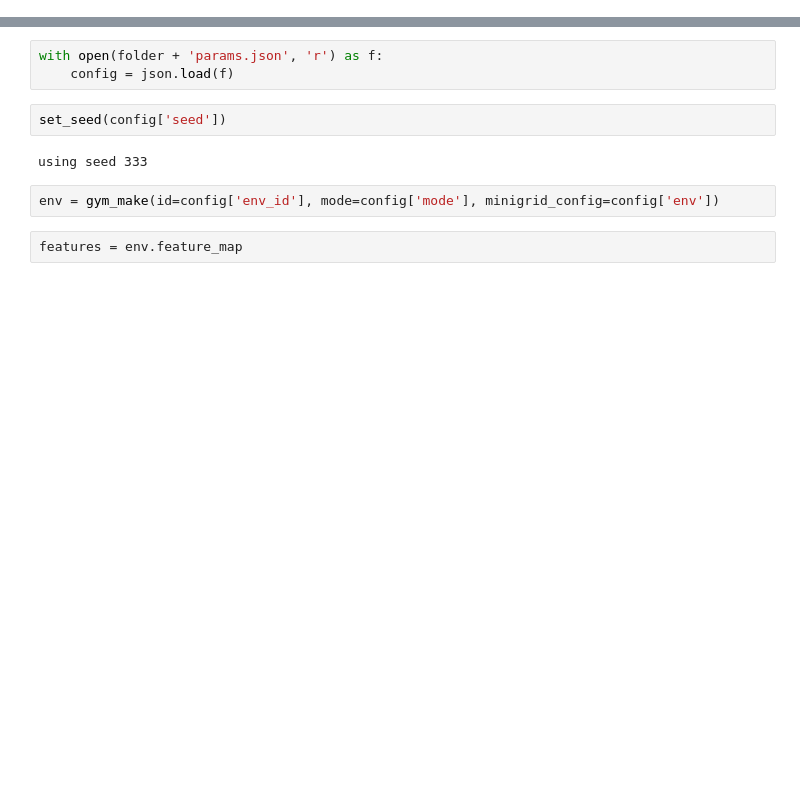
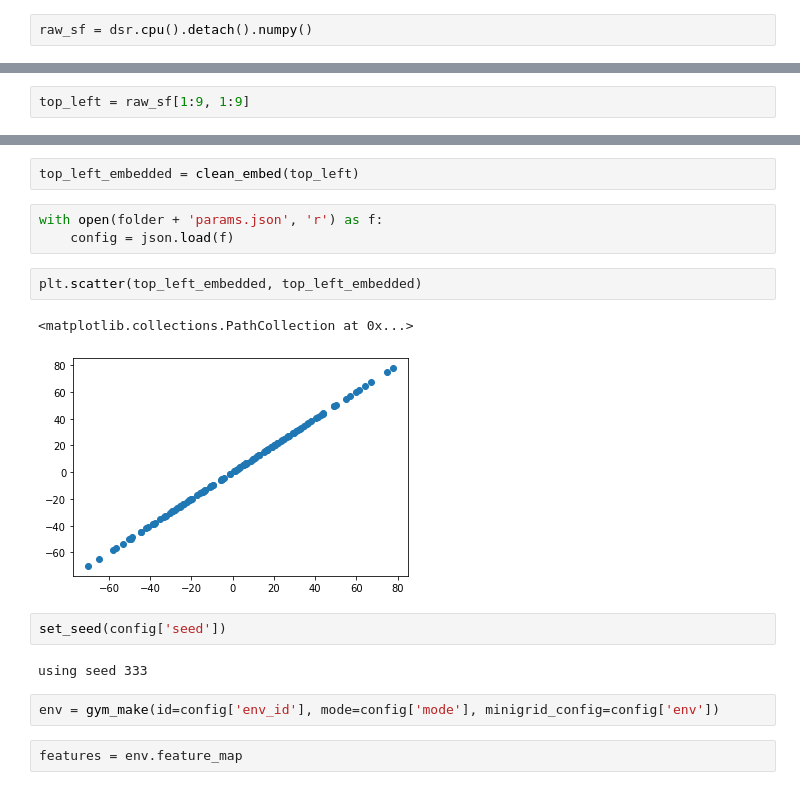
Before and after one commit to 2016choang/sfl, a Jupyter notebook: playground/DSR-exploration.ipynb, the cells around one changed output, grey strips where cells are left out. Drawn from its saved outputs; the diff is of its cells as text; blank space fills up the shorter version.

```diff
--- a/playground/DSR-exploration.ipynb
+++ b/playground/DSR-exploration.ipynb
@@ -226,0 +233,2 @@ plt.colorbar()
+# %%
+raw_sf = dsr.cpu().detach().numpy()
@@ -227,10 +261,19 @@ plt.colorbar()
 # %%
 check = torch.load('../experiments/successor-data/20200308-run14.pt')
+# %%
+top_left = raw_sf[1:9, 1:9]
 # %%
 folder = '../data/local/20200309/minigrid_test/run_18/'
+# %%
+top_left_embedded = clean_embed(top_left)
 # %%
 with open(folder + 'params.json', 'r') as f:
     config = json.load(f)
+# %%
+plt.scatter(top_left_embedded, top_left_embedded)
+# %% [output]
+<matplotlib.collections.PathCollection at 0x...>
+[figure, added]
 # %%
 set_seed(config['seed'])
 # %% [output]
```
Also changed, not shown: parts of 12 cells of this notebook.
